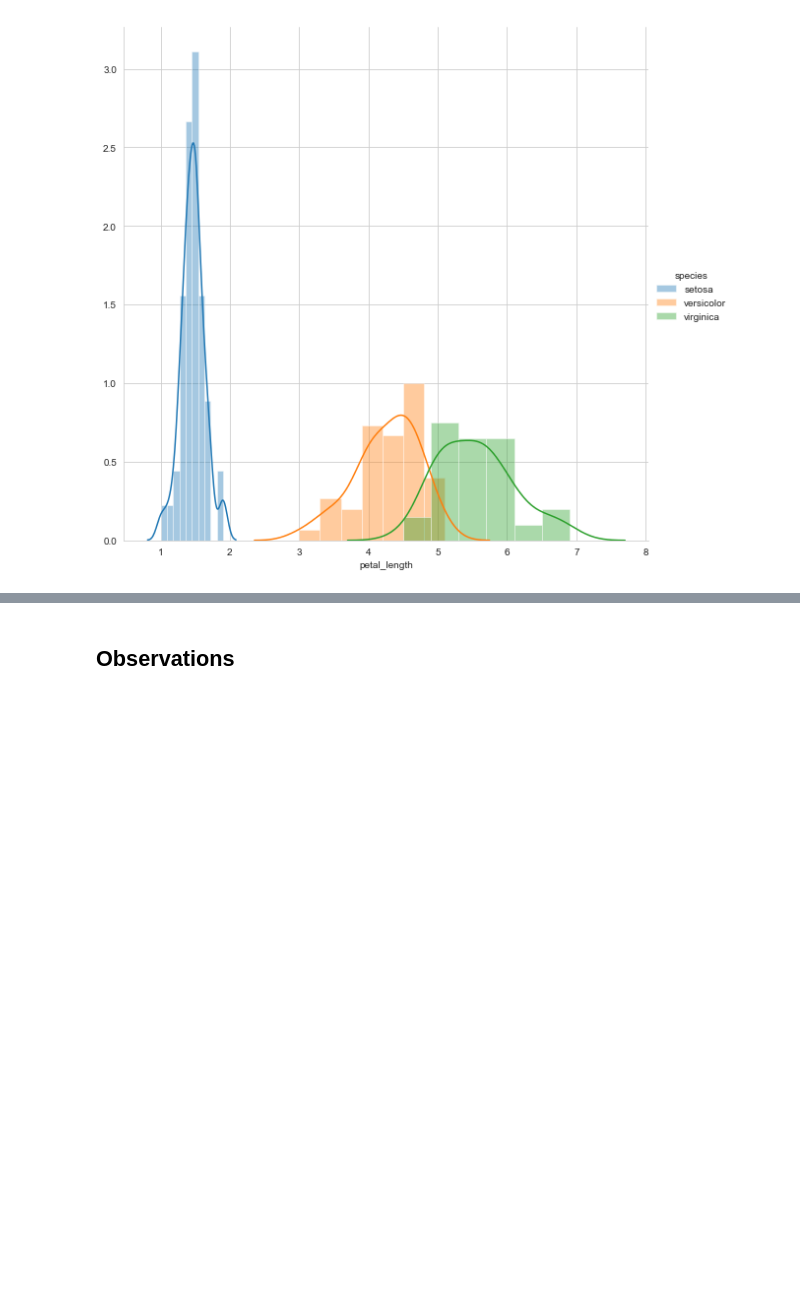
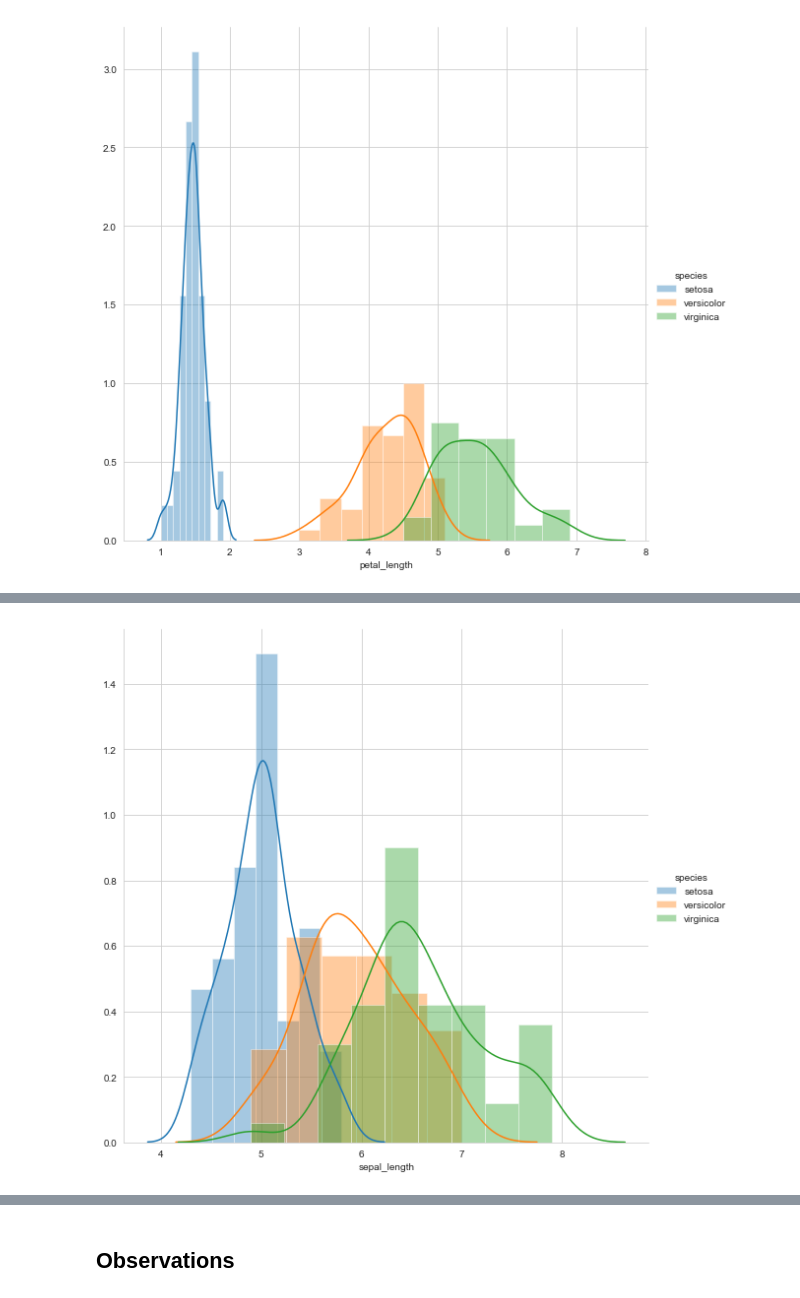
Before and after one commit to deveshSingh06/Exploratory_Data_Analysis_EDA_on_IRIS_Data_Set, a Jupyter notebook: EDA on IRIS Data Set.ipynb, the cells around one changed output, grey strips where cells are left out. Cells and saved outputs as stored; diff of their text form; code cells hidden in the pictures; blank space fills up the shorter version.

```diff
--- a/EDA on IRIS Data Set.ipynb
+++ b/EDA on IRIS Data Set.ipynb
@@ -124,0 +136,9 @@ plt.show()
+# %%
+# Histogram and PDF for 'sepal_length':
+
+sns.FacetGrid(iris, hue = "species", height = 8) \
+   .map(sns.distplot, "sepal_length") \
+   .add_legend();
+plt.show()
+# %% [output]
+[figure, added]
```
Also changed, not shown: parts of 20 cells of this notebook.
